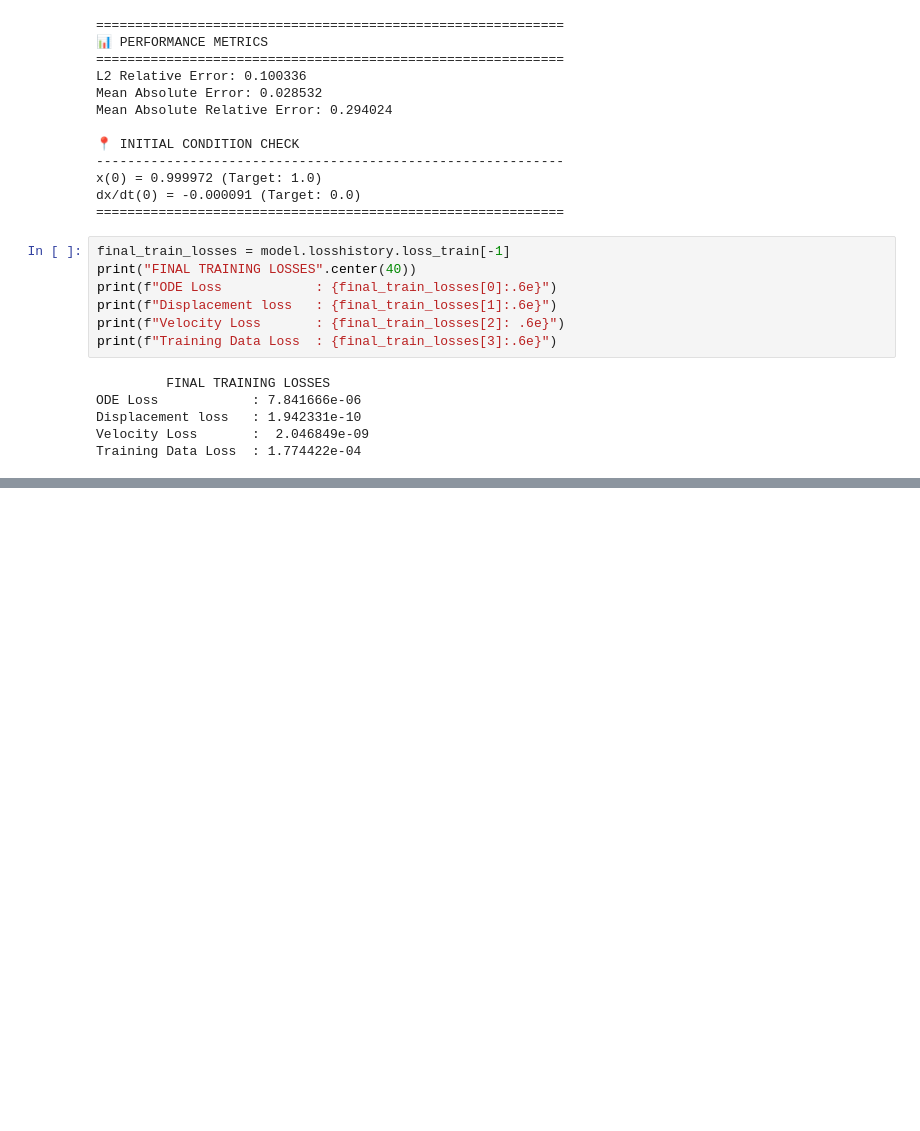
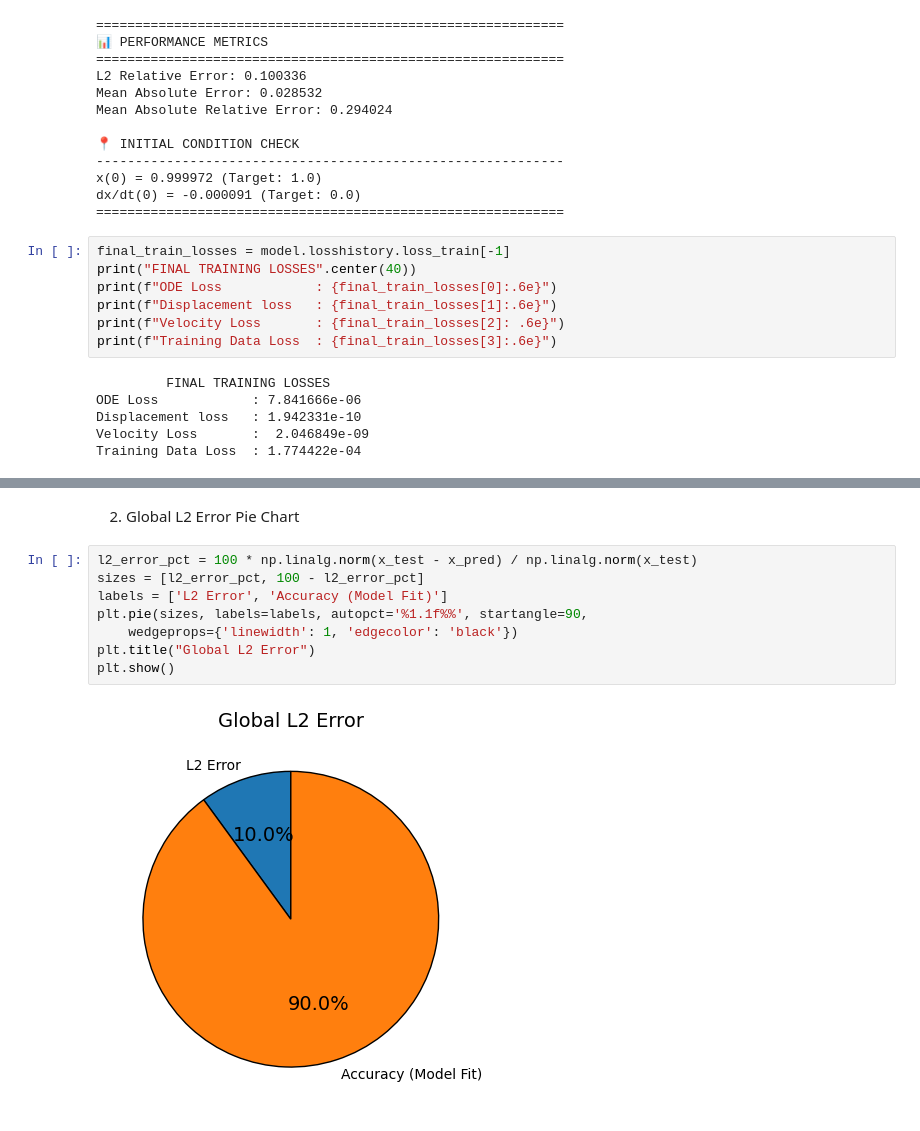
Before and after one commit to ziaurmb/pinn, a Jupyter notebook: 04_Damped_harmonic_oscillator.ipynb, the cells around one changed output, grey strips where cells are left out. Cells and saved outputs as stored; diff of their text form; blank space fills up the shorter version.

```diff
--- a/04_Damped_harmonic_oscillator.ipynb
+++ b/04_Damped_harmonic_oscillator.ipynb
@@ -280,0 +298,12 @@ Training Data Loss  : 1.774422e-04
+# %% [markdown]
+2. Global L2 Error Pie Chart
+# %%
+l2_error_pct = 100 * np.linalg.norm(x_test - x_pred) / np.linalg.norm(x_test)
+sizes = [l2_error_pct, 100 - l2_error_pct]
+labels = ['L2 Error', 'Accuracy (Model Fit)']
+plt.pie(sizes, labels=labels, autopct='%1.1f%%', startangle=90,
+    wedgeprops={'linewidth': 1, 'edgecolor': 'black'})
+plt.title("Global L2 Error")
+plt.show()
+# %% [output]
+[figure, added]
```
Also changed, not shown: parts of 2 cells of this notebook.
